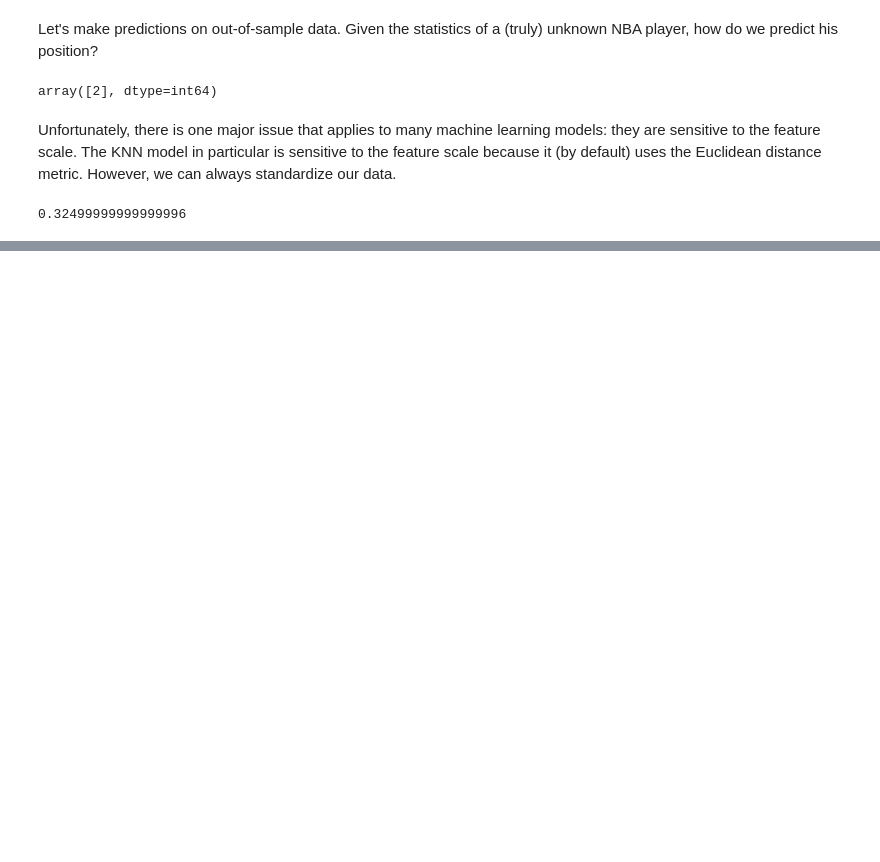
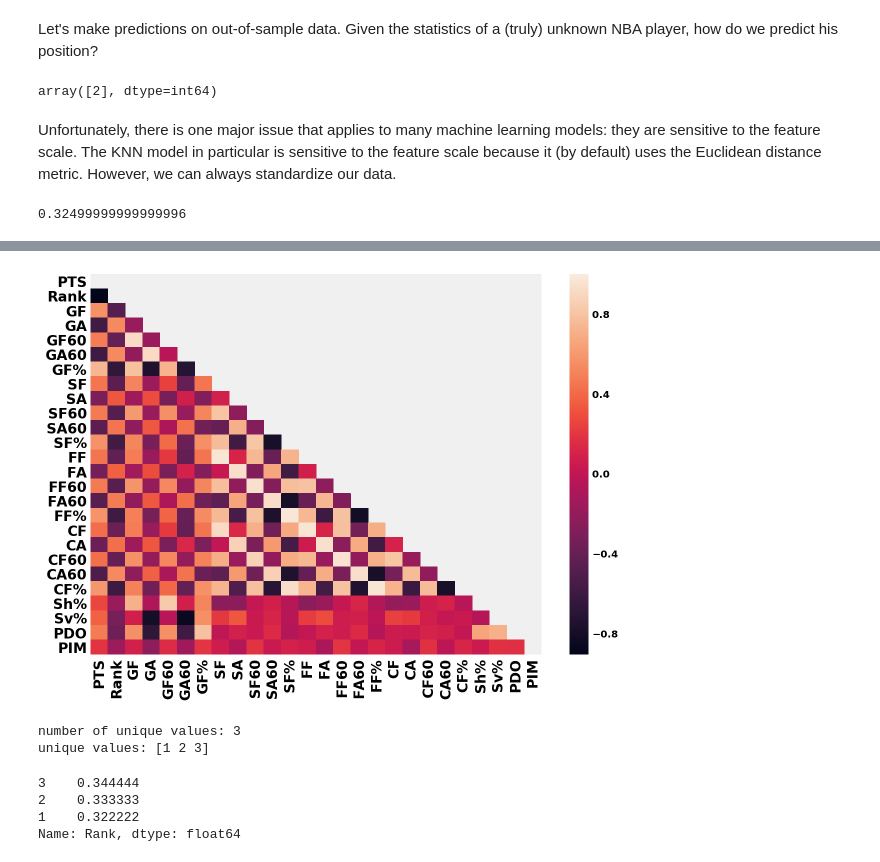
Before and after one commit to Andaluz/Data_Science, a Jupyter notebook: KNN_Modeling.ipynb, the cells around one changed output, grey strips where cells are left out. Saved outputs shown, nothing was run; the diff lists cells and outputs as text; code cells hidden in the pictures; blank space fills up the shorter version.

```diff
--- a/KNN_Modeling.ipynb
+++ b/KNN_Modeling.ipynb
@@ -499,0 +721,4 @@ print(testing_error)
+# %%
+# Let's read in the data #
+NHL = pd.read_csv('./data/NHL_Data_GA.csv')
+NHL.head().T
@@ -499,0 +791,24 @@ print(testing_error)
+# %%
+# Let's check if there are any correlations between features within the dataset #
+corr = NHL.corr()
+
+fig, ax = plt.subplots(figsize=(9,7))
+
+mask = np.zeros_like(corr, dtype=np.bool)
+mask[np.triu_indices_from(mask)] = True
+
+ax = sns.heatmap(corr, mask=mask, ax=ax)
+
+ax.set_xticklabels(ax.xaxis.get_ticklabels(), fontsize=14)
+ax.set_yticklabels(ax.yaxis.get_ticklabels(), fontsize=14)
+
+plt.show()
+# %% [output]
+[figure, added]
+# %%
+# Let's check for unique values within the rank feature #
+print('number of unique values:',NHL.Rank.nunique())
+print('unique values:',NHL.Rank.unique())
+# %% [output]
+number of unique values: 3
+unique values: [1 2 3]
@@ -499,0 +818,8 @@ print(testing_error)
+# %%
+# Let's calculate the baseline accuracies #
+y.value_counts()/y.count()
+# %% [output]
+3    0.344444
+2    0.333333
+1    0.322222
+Name: Rank, dtype: float64
```
Also changed, not shown: parts of 47 cells of this notebook.
